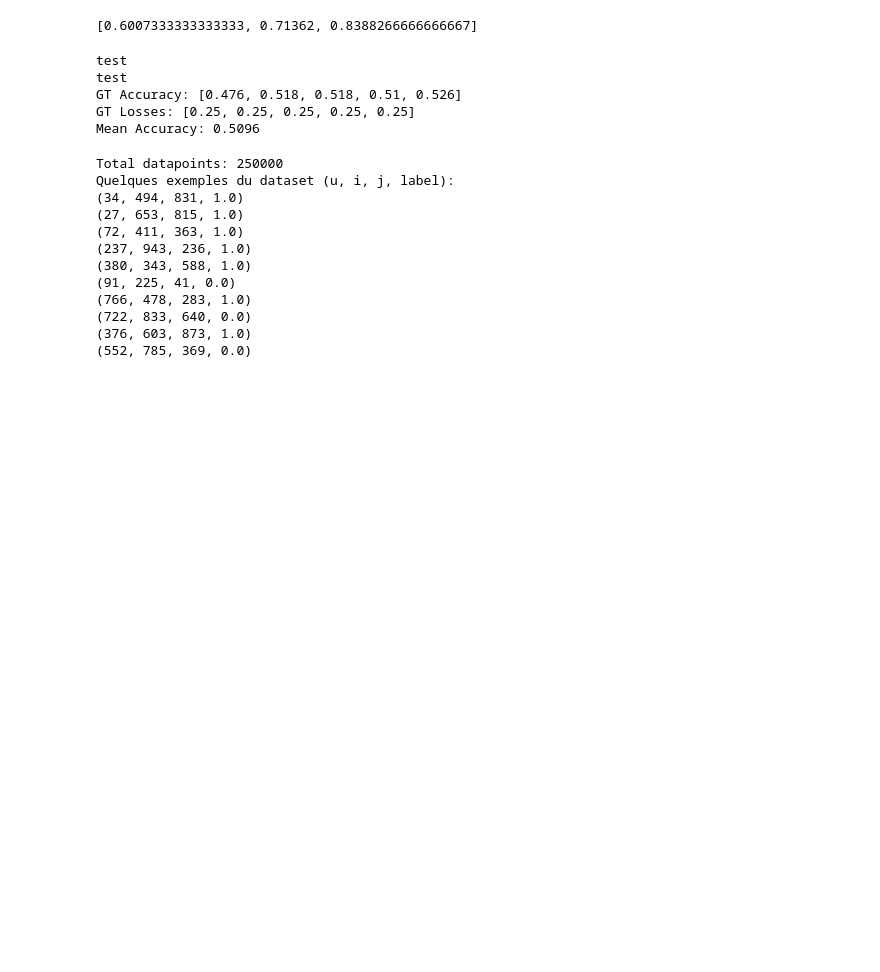
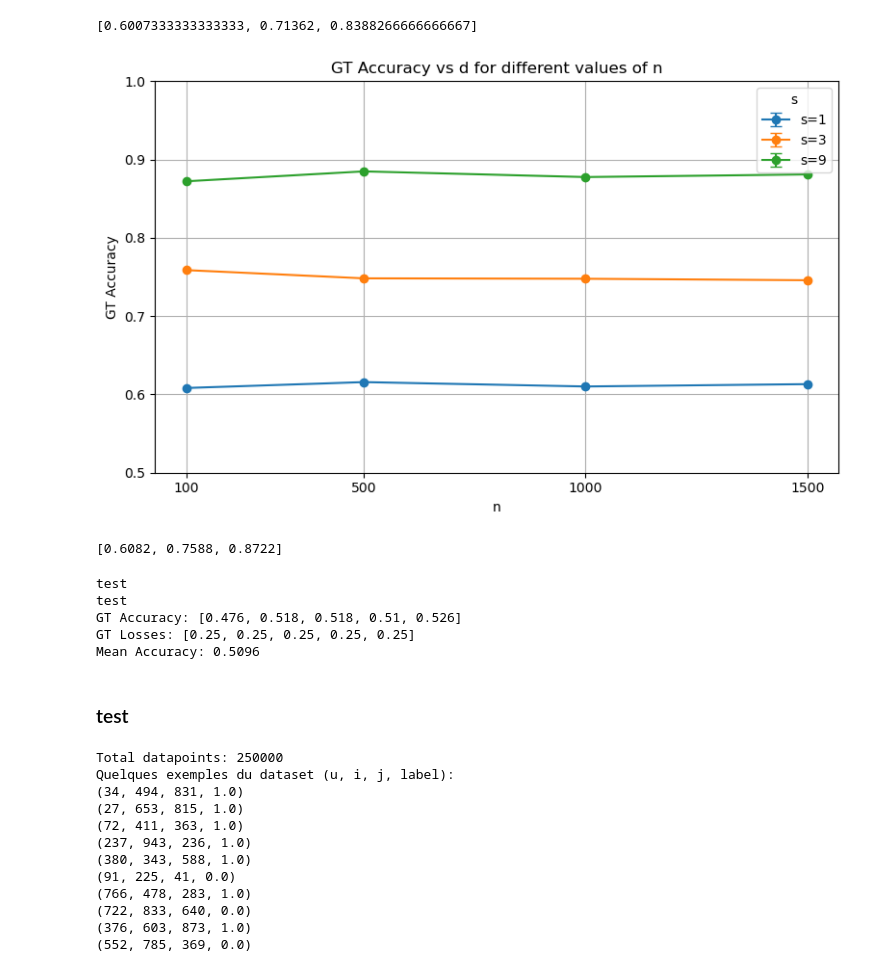
Before and after one commit to MayeulCassier/Matrix-Factorization-With-Comparison-Data, a Jupyter notebook: generation_analysis.ipynb, the cells around one changed output. Saved outputs shown, nothing was run; the diff lists cells and outputs as text; code cells hidden in the pictures; blank space fills up the shorter version.

Commit message:
Change in error implementation and visualization

```diff
--- a/generation_analysis.ipynb
+++ b/generation_analysis.ipynb
@@ -293,3 +353,42 @@ print(a)
+# %%
+
+# Organize results by 's'
+grouped_results = {}
+for exp in results:
+    s_val = exp['params']['s']
+    d_val = exp['params']['n']
+    acc = exp['results']['gt_accuracy']
+
+    if s_val not in grouped_results:
+        grouped_results[s_val] = {}
+    grouped_results[s_val][d_val] = acc
+
+# Plot for each 's'
+plt.figure(figsize=(8, 5))
+a = []
+for s_val, d_dict in sorted(grouped_results.items()):
+    d_vals = sorted(d_dict.keys())
+    means = [np.mean(d_dict[d]) for d in d_vals]
+    a.append(means[0])
+    errors = [sem(d_dict[d]) for d in d_vals]
+
+    plt.errorbar(d_vals, means, yerr=errors, label=f"s={s_val}", capsize=4, marker='o', linestyle='-')
+
+plt.title("GT Accuracy vs d for different values of n")
+plt.xlabel("n")
+plt.ylabel("GT Accuracy")
+plt.grid(True)
+plt.legend(title="s")
+plt.xticks(sorted(set(exp['params']['n'] for exp in results)))
+plt.tight_layout()
+plt.ylim(0.5, 1)
+plt.savefig("Results_2/gt_accuracy_vs_d_per_n_2.png")
+plt.show()
+# should see no difference in the GT accuracy for different values of d
+print(a)
+# %% [output]
+[figure, added]
+[0.6082, 0.7588, 0.8722]
 # %%
 from helpers import evaluate_ground_truth
 import numpy as np
@@ -327,6 +426,8 @@ test
 GT Accuracy: [0.476, 0.518, 0.518, 0.51, 0.526]
 GT Losses: [0.25, 0.25, 0.25, 0.25, 0.25]
 Mean Accuracy: 0.5096
+# %% [markdown]
+### test
 # %%
 import torch
 from helpers import BTLPreferenceDataset, split_dataset
```
Also changed, not shown: parts of 7 cells of this notebook, 3 other files.
